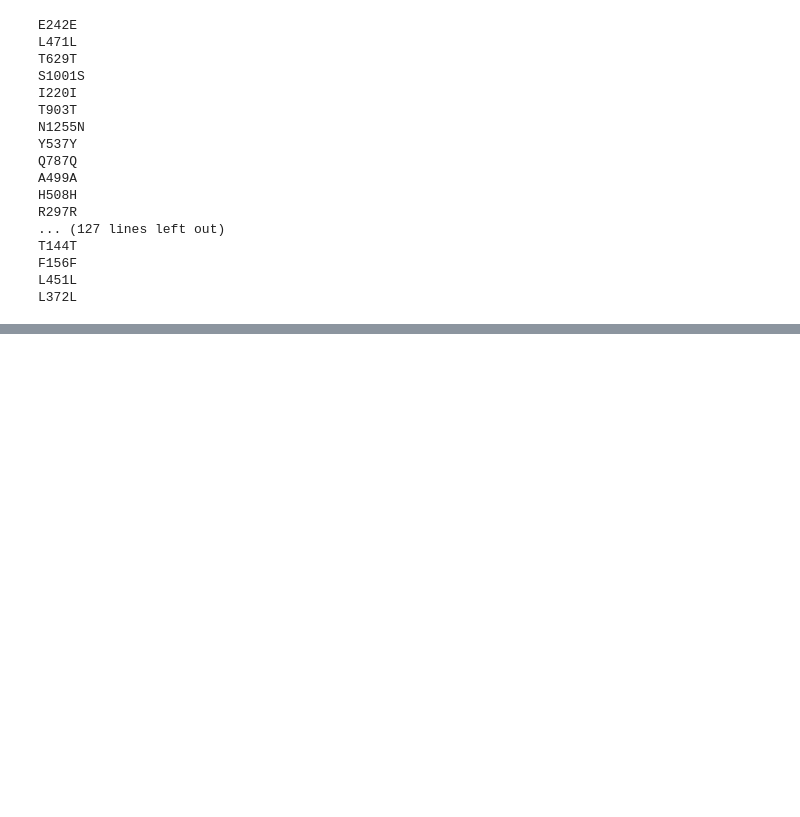
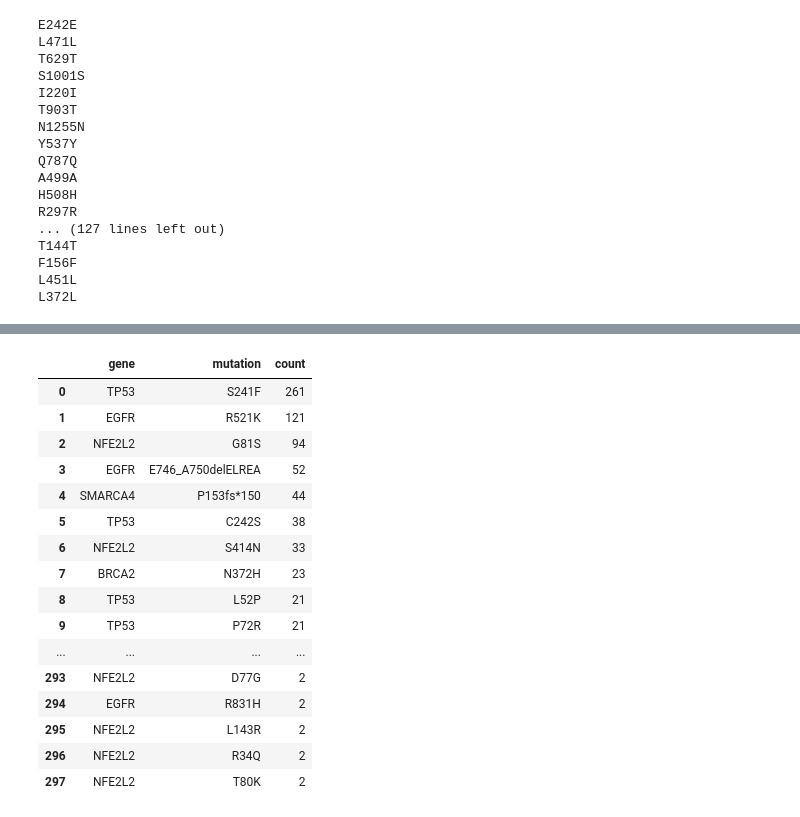
Before and after one commit to lincoln-harris/potLuck, a Jupyter notebook: mutations_histo.ipynb, the cells around one changed output, grey strips where cells are left out. Cells and saved outputs as stored; diff of their text form; code cells hidden in the pictures; blank space fills up the shorter version.

Commit message:
committing aa_mutations_validation_stuff

```diff
--- a/mutations_histo.ipynb
+++ b/mutations_histo.ipynb
@@ -281,0 +241,21 @@ big_df_non_syno
+# %%
+big_df_non_syno_g1 = big_df_non_syno[0:298]
+big_df_non_syno_g1
+# %% [output]
+|  | gene | mutation | count |
+| 0 | TP53 | S241F | 261 |
+| 1 | EGFR | R521K | 121 |
+| 2 | NFE2L2 | G81S | 94 |
+| 3 | EGFR | E746_A750delELREA | 52 |
+| 4 | SMARCA4 | P153fs*150 | 44 |
+| 5 | TP53 | C242S | 38 |
+| 6 | NFE2L2 | S414N | 33 |
+| 7 | BRCA2 | N372H | 23 |
+| 8 | TP53 | L52P | 21 |
+| 9 | TP53 | P72R | 21 |
+| ... | ... | ... | ... |
+| 293 | NFE2L2 | D77G | 2 |
+| 294 | EGFR | R831H | 2 |
+| 295 | NFE2L2 | L143R | 2 |
+| 296 | NFE2L2 | R34Q | 2 |
+| 297 | NFE2L2 | T80K | 2 |
```
Also changed, not shown: parts of 10 cells of this notebook, 1 other file.
